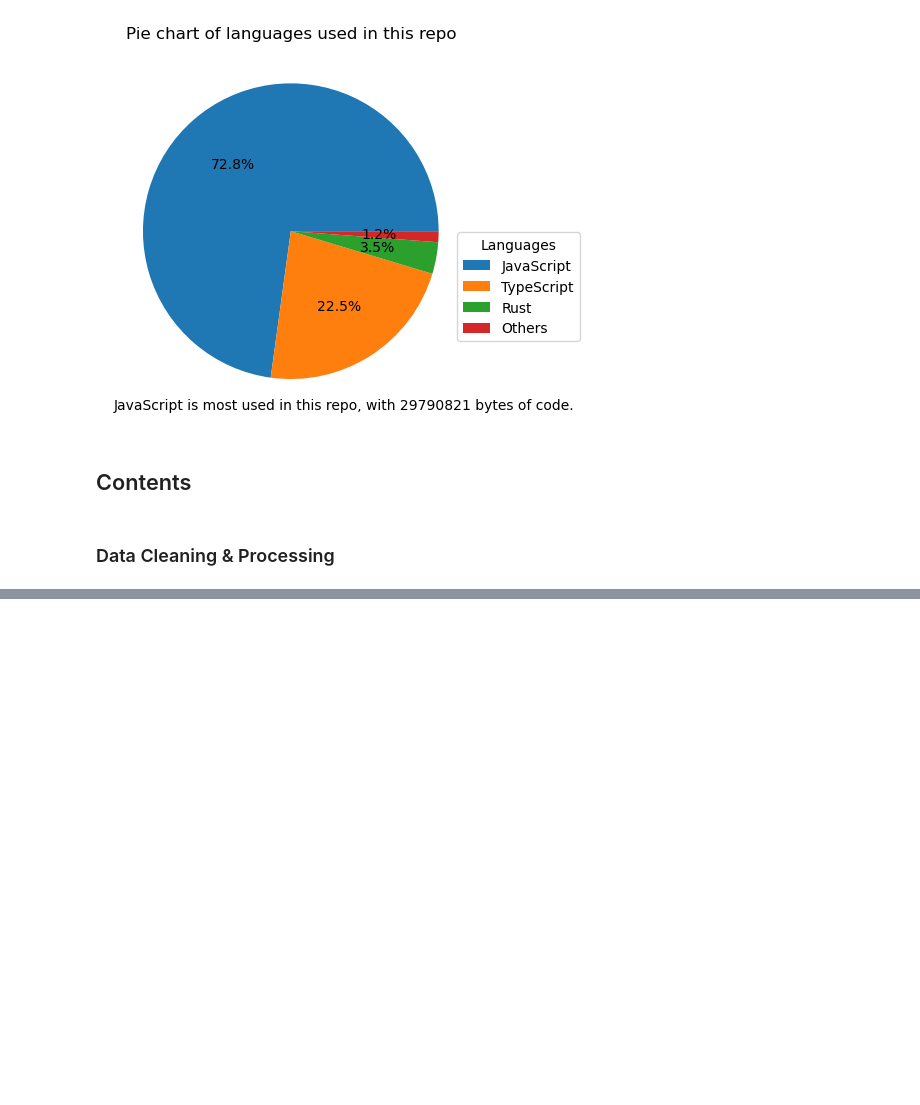
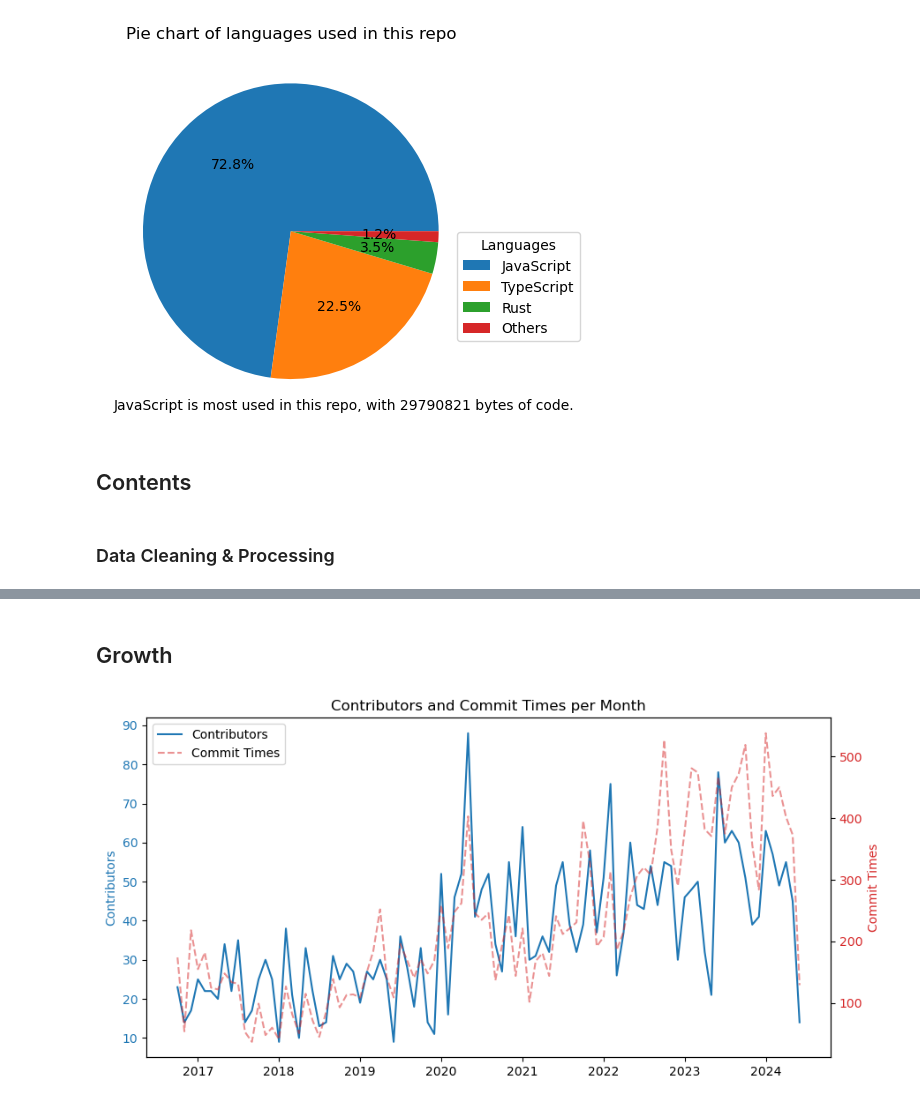
Before and after one commit to its6ueq/AIT2003, a Jupyter notebook: main.ipynb, the cells around one changed output, grey strips where cells are left out. Cells and saved outputs as stored; diff of their text form; code cells hidden in the pictures; blank space fills up the shorter version.

```diff
--- a/main.ipynb
+++ b/main.ipynb
@@ -344,0 +285,37 @@ Name: size, dtype: int64
+# %% [markdown]
+## Growth
+# %%
+dateCommit = formatedCommit.copy()
+dateCommit['committer.month'] = dateCommit['committer.date'].apply(lambda x: x.strftime('%Y-%m'))
+dateCommit = dateCommit['committer.month'].groupby(pd.to_datetime(dateCommit['committer.month'])).count()
+dateContri = formatedCommit.copy()
+dateContri['name'] = dateContri.index
+dateContri.reset_index(inplace = True)
+dateContri['month'] = dateContri['committer.date'].apply(lambda x: x.strftime('%Y-%m'))
+dateContri = dateContri[['name', 'month']]
+dateContri1 = dateContri.drop_duplicates(keep='first')
+dateContri = dateContri.drop_duplicates('name', keep='first')
+dateContri = dateContri.groupby(pd.to_datetime(dateContri['month'])).count()['month']
+figure, ax1 = plt.subplots(figsize=(10, 5))
+
+ax2 = ax1.twinx()
+
+l1, = ax1.plot(dateContri.index, dateContri.values, markersize=15, label='Contributor Times')
+ax1.set_ylabel('Contributors', color='tab:blue')
+ax1.tick_params(axis='y', labelcolor='tab:blue')
+
+l2, = ax2.plot(dateCommit.index, dateCommit.values, markersize=15, label='Commit Times', color='tab:red', alpha = 0.5, linestyle='dashed')
+ax2.set_ylabel('Commit Times', color='tab:red')
+ax2.tick_params(axis='y', labelcolor='tab:red')
+
+plt.title('Contributors and Commit Times per Month')
+plt.gca().xaxis.set_major_locator(mdates.YearLocator())
+plt.legend((l1, l2), ('Contributors', 'Commit Times'), loc = 'upper left')
+plt.show()
+
+dateContri.index = dateContri.index.strftime('%Y-%m')
+dateCommit.index = dateCommit.index.strftime('%Y-%m')
+final = pd.DataFrame({'Contributors': dateContri, 'Commit Times': dateCommit})
+final.to_csv('Data/Growth/perMonth.csv')
+# %% [output]
+[figure, added]
```
Also changed, not shown: parts of 15 cells of this notebook, 1 other file.
